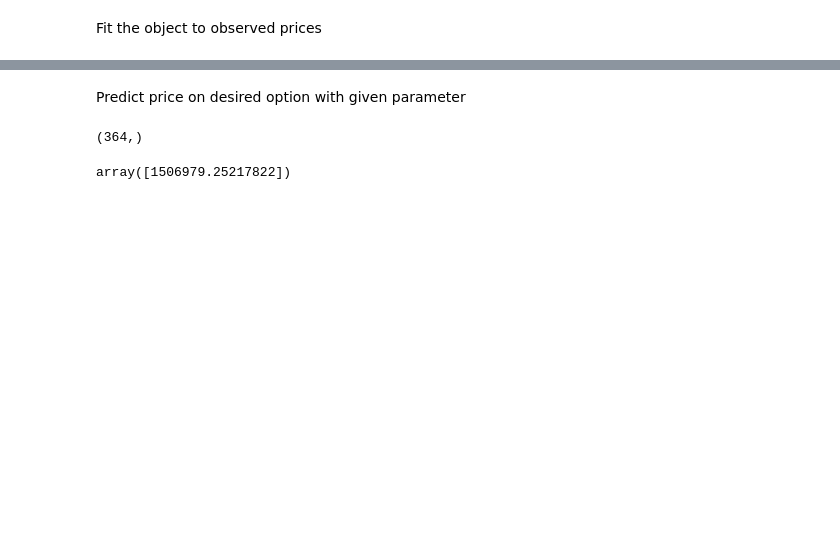
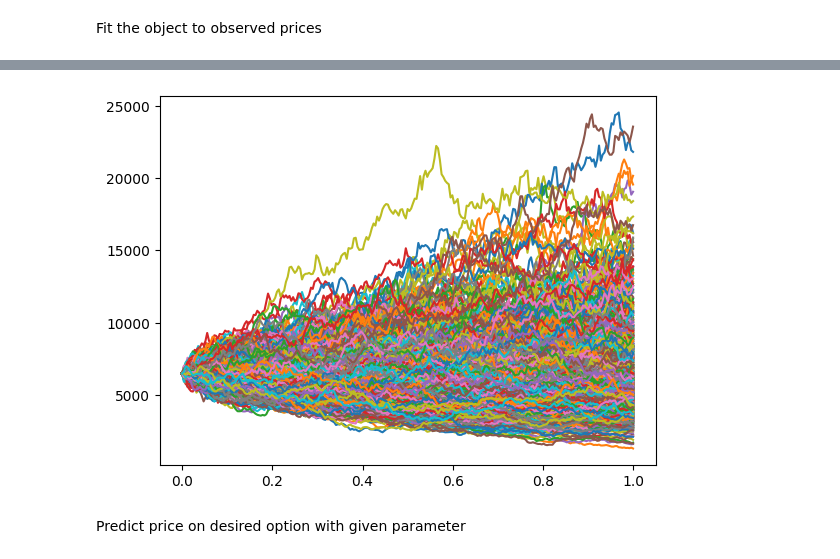
Before and after one commit to christopher-dybdahl/rough-path-signatures-pricing, a Jupyter notebook: notebooks/simulation.ipynb, the cells around one changed output, grey strips where cells are left out. Saved outputs shown, nothing was run; the diff lists cells and outputs as text; code cells hidden in the pictures; blank space fills up the shorter version.

```diff
--- a/notebooks/simulation.ipynb
+++ b/notebooks/simulation.ipynb
@@ -49,2 +243,8 @@ gbm_signature_pricer.fit(PRICE, STRIKES, n_paths=N_PATHS)
+# %%
+plt.figure()
+plt.plot(gbm_signature_pricer.times_, gbm_signature_pricer.paths_.T)
+plt.show()
+# %% [output]
+[figure, added]
 # %% [markdown]
 Predict price on desired option with given parameter
@@ -53,4 +250,0 @@ STRIKE = np.array([15])
-# %%
-gbm_signature_pricer.implied_expected_signature_.shape
-# %% [output]
-(364,)
@@ -59,4 +250,0 @@ price = gbm_signature_pricer.predict(STRIKE)
-# %%
-price
-# %% [output]
-array([1506979.25217822])
```
Also changed, not shown: parts of 30 cells of this notebook, 4 other files.
